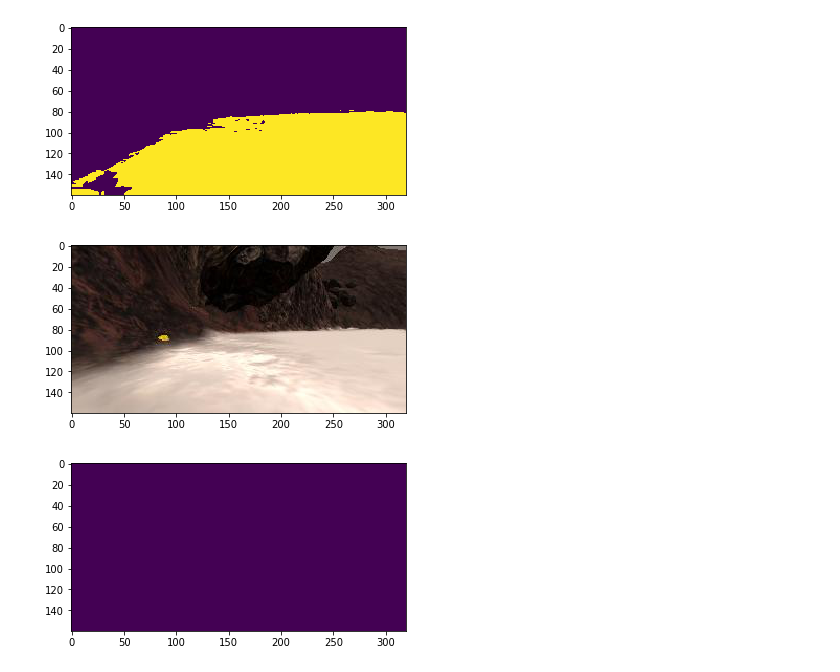
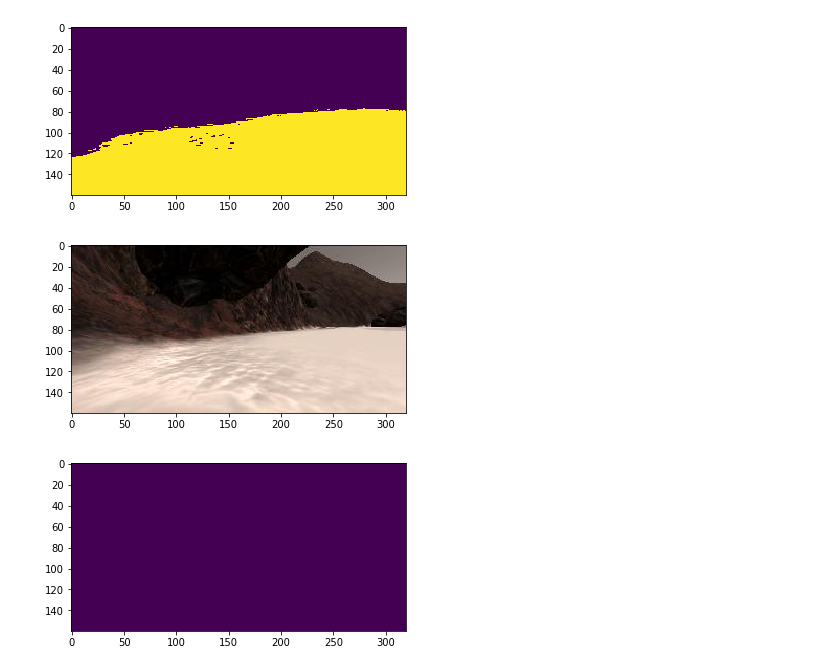
Before and after one commit to kor01/RoboND-Rover-Baseline, a Jupyter notebook: code/visualization.ipynb, the cells around one changed output. Drawn from its saved outputs; the diff is of its cells as text; code cells hidden in the pictures.

```diff
--- a/code/visualization.ipynb
+++ b/code/visualization.ipynb
@@ -35,17 +32,16 @@ def next_state():
     return ret
 # %%
 state = next_state()
-state.img = plt.imread('../calibration_images/ex')
 navigable = segment_navigable(state.img)
 plt.imshow(navigable)
 plt.show()
 # %% [output]
-[figure, old version]
+[figure, new version]
 # %%
 plt.imshow(state.img)
 plt.show()
 # %% [output]
-[figure, old version]
+[figure, new version]
 # %%
 rock = segment_rock_sample(state.img)
 plt.imshow(rock)
```
Also changed, not shown: parts of 3 cells of this notebook, 2 other files.
